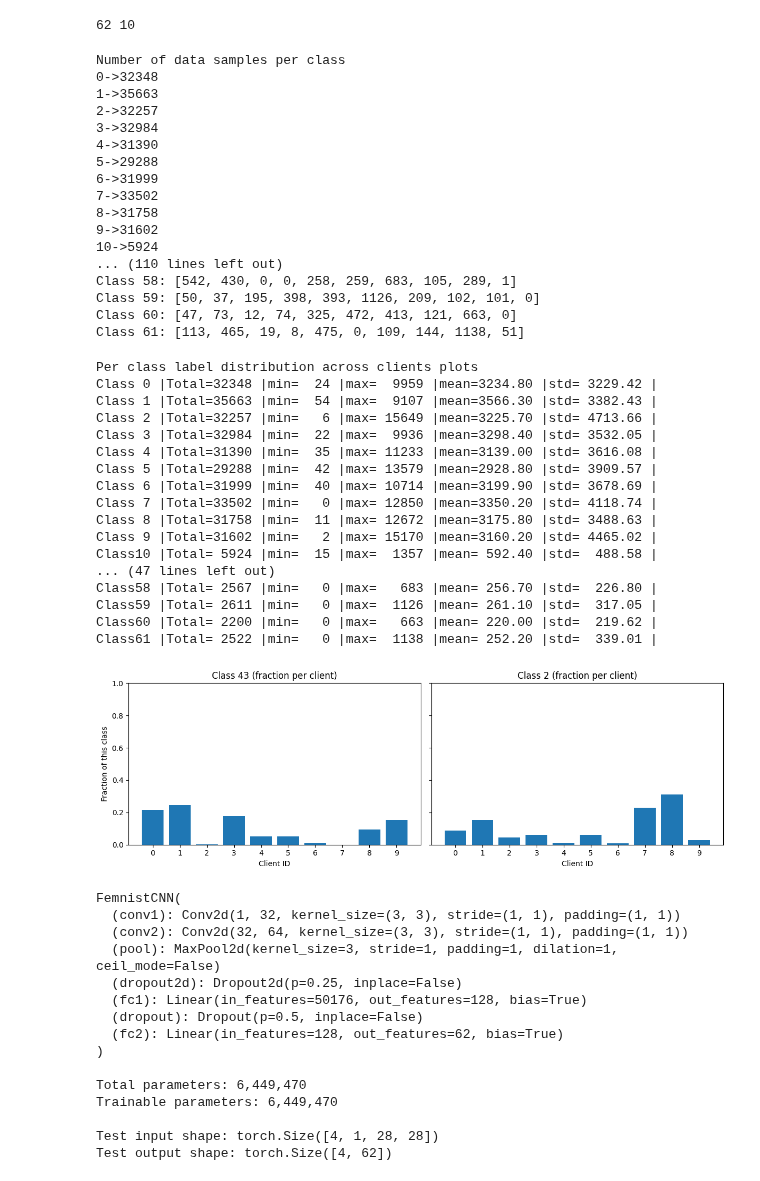
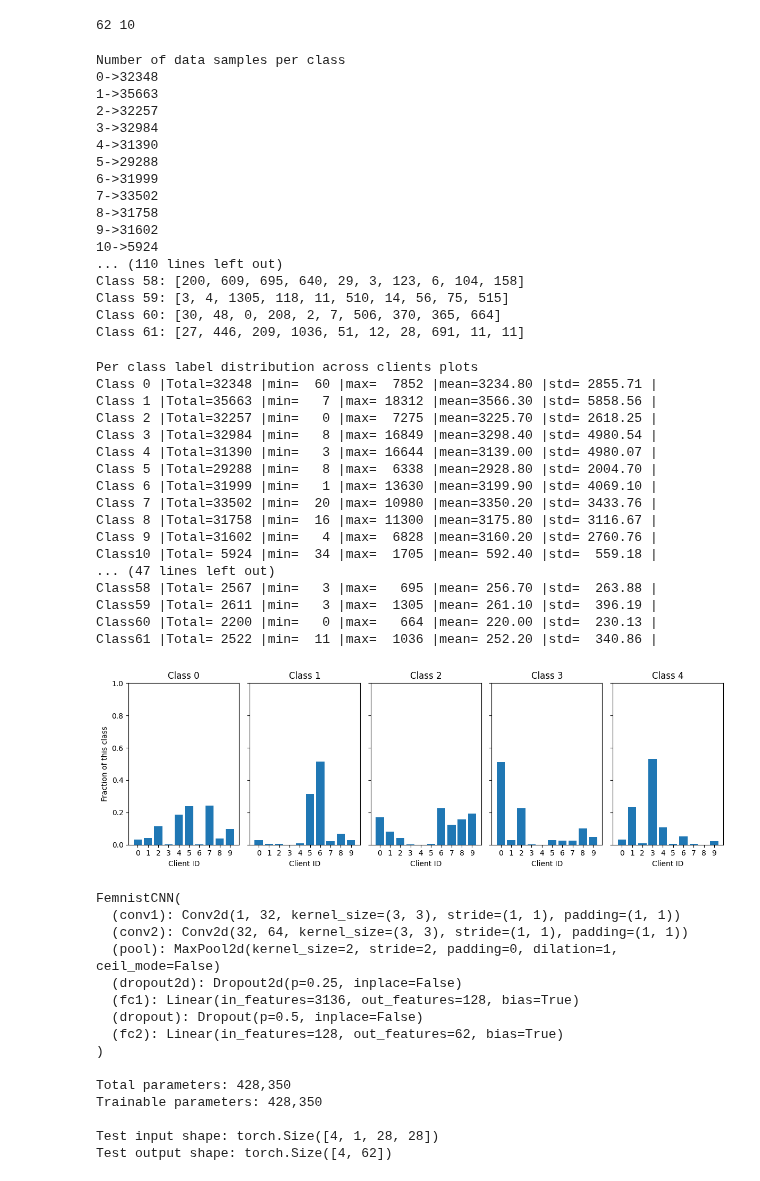
Before and after one commit to vidush11/dfml_project, a Jupyter notebook: dfml-project.ipynb, the cells around one changed output. Saved outputs shown, nothing was run; the diff lists cells and outputs as text; code cells hidden in the pictures.

```diff
--- a/dfml-project.ipynb
+++ b/dfml-project.ipynb
@@ -30,7 +36,7 @@ example = train_ds[0]
 fig,axs=plt.subplots(10,10, tight_layout = True)
 for i in range(10):
     for j in range(10):
-        axs[i,j].imshow(train_ds[i*10+j]["image"], cmap='grey')
+        axs[i,j].imshow(train_ds[i*10+j]["image"], cmap='gray')
         axs[i,j].set_xticks([])
         axs[i,j].set_yticks([])
         axs[i,j].text(0.2, 0.2, train_ds[i*10+j]["character"], horizontalalignment='center', verticalalignment='center', transform=axs[i,j].transAxes)
@@ -116,10 +121,10 @@ Number of data samples per class
 9->31602
 10->5924
 ... (110 lines left out)
-Class 58: [542, 430, 0, 0, 258, 259, 683, 105, 289, 1]
-Class 59: [50, 37, 195, 398, 393, 1126, 209, 102, 101, 0]
-Class 60: [47, 73, 12, 74, 325, 472, 413, 121, 663, 0]
-Class 61: [113, 465, 19, 8, 475, 0, 109, 144, 1138, 51]
+Class 58: [200, 609, 695, 640, 29, 3, 123, 6, 104, 158]
+Class 59: [3, 4, 1305, 118, 11, 510, 14, 56, 75, 515]
+Class 60: [30, 48, 0, 208, 2, 7, 506, 370, 365, 664]
+Class 61: [27, 446, 209, 1036, 51, 12, 28, 691, 11, 11]
 # %%
 print("Per class label distribution across clients plots")
 
@@ -138,50 +143,46 @@ for c in range(num_classes):
     )
 # %% [output]
 Per class label distribution across clients plots
-Class 0 |Total=32348 |min=  24 |max=  9959 |mean=3234.80 |std= 3229.42 |
-Class 1 |Total=35663 |min=  54 |max=  9107 |mean=3566.30 |std= 3382.43 |
-Class 2 |Total=32257 |min=   6 |max= 15649 |mean=3225.70 |std= 4713.66 |
-Class 3 |Total=32984 |min=  22 |max=  9936 |mean=3298.40 |std= 3532.05 |
-Class 4 |Total=31390 |min=  35 |max= 11233 |mean=3139.00 |std= 3616.08 |
-Class 5 |Total=29288 |min=  42 |max= 13579 |mean=2928.80 |std= 3909.57 |
-Class 6 |Total=31999 |min=  40 |max= 10714 |mean=3199.90 |std= 3678.69 |
-Class 7 |Total=33502 |min=   0 |max= 12850 |mean=3350.20 |std= 4118.74 |
-Class 8 |Total=31758 |min=  11 |max= 12672 |mean=3175.80 |std= 3488.63 |
-Class 9 |Total=31602 |min=   2 |max= 15170 |mean=3160.20 |std= 4465.02 |
-Class10 |Total= 5924 |min=  15 |max=  1357 |mean= 592.40 |std=  488.58 |
+Class 0 |Total=32348 |min=  60 |max=  7852 |mean=3234.80 |std= 2855.71 |
+Class 1 |Total=35663 |min=   7 |max= 18312 |mean=3566.30 |std= 5858.56 |
+Class 2 |Total=32257 |min=   0 |max=  7275 |mean=3225.70 |std= 2618.25 |
+Class 3 |Total=32984 |min=   8 |max= 16849 |mean=3298.40 |std= 4980.54 |
+Class 4 |Total=31390 |min=   3 |max= 16644 |mean=3139.00 |std= 4980.07 |
+Class 5 |Total=29288 |min=   8 |max=  6338 |mean=2928.80 |std= 2004.70 |
+Class 6 |Total=31999 |min=   1 |max= 13630 |mean=3199.90 |std= 4069.10 |
+Class 7 |Total=33502 |min=  20 |max= 10980 |mean=3350.20 |std= 3433.76 |
+Class 8 |Total=31758 |min=  16 |max= 11300 |mean=3175.80 |std= 3116.67 |
+Class 9 |Total=31602 |min=   4 |max=  6828 |mean=3160.20 |std= 2760.76 |
+Class10 |Total= 5924 |min=  34 |max=  1705 |mean= 592.40 |std=  559.18 |
 ... (47 lines left out)
-Class58 |Total= 2567 |min=   0 |max=   683 |mean= 256.70 |std=  226.80 |
-Class59 |Total= 2611 |min=   0 |max=  1126 |mean= 261.10 |std=  317.05 |
-Class60 |Total= 2200 |min=   0 |max=   663 |mean= 220.00 |std=  219.62 |
-Class61 |Total= 2522 |min=   0 |max=  1138 |mean= 252.20 |std=  339.01 |
+Class58 |Total= 2567 |min=   3 |max=   695 |mean= 256.70 |std=  263.88 |
+Class59 |Total= 2611 |min=   3 |max=  1305 |mean= 261.10 |std=  396.19 |
+Class60 |Total= 2200 |min=   0 |max=   664 |mean= 220.00 |std=  230.13 |
+Class61 |Total= 2522 |min=  11 |max=  1036 |mean= 252.20 |std=  340.86 |
 # %%
-available_classes = sorted(client_data.keys())
-n_plot = min(2, len(available_classes))
-classes_to_plot = random.sample(available_classes, n_plot)
+counts_list = []
+classes_to_plot=list(range(5))
+for c in range(5):
+    per_client_data = client_data[c]
+    counts_list.append(np.array([len(client) for client in per_client_data]))
 
-counts_list = []
-for c in classes_to_plot:
-    chunks = client_data[c]
-    counts = np.array([len(chunk) for chunk in chunks], dtype=int)
-    counts_list.append(counts)
-
-fig, axes = plt.subplots(1, n_plot, figsize=(6 * n_plot, 4), sharey=True)
+fig, axes = plt.subplots(1, 5, figsize=(6 * n_plot, 4), sharey=True)
 if n_plot == 1:
     axes = [axes]
 
 for ax, c, counts in zip(axes, classes_to_plot, counts_list):
-    frac = counts / counts.sum()          # normalize to [0,1]
+    frac = counts / sum(counts)
     ax.bar(np.arange(len(frac)), frac)
-    ax.set_title(f"Class {c} (fraction per client)")
+    ax.set_title(f"Class {c}")
     ax.set_xlabel("Client ID")
     ax.set_xticks(np.arange(len(frac)))
     ax.set_ylim(0, 1.0)                   # same y-axis for all
 
 axes[0].set_ylabel("Fraction of this class")
 plt.tight_layout()
 plt.show()
 # %% [output]
-[figure, old version]
+[figure, new version]
 # %%
 class FemnistCNN(nn.Module):
     def __init__(self, num_classes: int):
@@ -189,11 +190,11 @@ class FemnistCNN(nn.Module):
         # Input: (N, 1, 28, 28)
         self.conv1 = nn.Conv2d(in_channels=1, out_channels=32, kernel_size=3, padding=1)
         self.conv2 = nn.Conv2d(in_channels=32, out_channels=64, kernel_size=3, padding=1)
-        self.pool  = nn.MaxPool2d(3, 1, padding=1)  # halves H and W
+        self.pool  = nn.MaxPool2d(2, stride=2)  # halves H and W
         self.dropout2d = nn.Dropout2d(p=0.25)
 
         # After two pools: 28 -> 14 -> 7, channels = 64
-        self.fc1 = nn.Linear(64 * 28 * 28, 128)
+        self.fc1 = nn.Linear(64 * 7 * 7, 128)
         self.dropout = nn.Dropout(p=0.5)
         self.fc2 = nn.Linear(128, num_classes)
 
@@ -242,15 +243,15 @@ assert(test_output.shape==(4,num_classes))
 FemnistCNN(
   (conv1): Conv2d(1, 32, kernel_size=(3, 3), stride=(1, 1), padding=(1, 1))
   (conv2): Conv2d(32, 64, kernel_size=(3, 3), stride=(1, 1), padding=(1, 1))
-  (pool): MaxPool2d(kernel_size=3, stride=1, padding=1, dilation=1, ceil_mode=False)
+  (pool): MaxPool2d(kernel_size=2, stride=2, padding=0, dilation=1, ceil_mode=False)
   (dropout2d): Dropout2d(p=0.25, inplace=False)
-  (fc1): Linear(in_features=50176, out_features=128, bias=True)
+  (fc1): Linear(in_features=3136, out_features=128, bias=True)
   (dropout): Dropout(p=0.5, inplace=False)
   (fc2): Linear(in_features=128, out_features=62, bias=True)
 )
 
-Total parameters: 6,449,470
-Trainable parameters: 6,449,470
+Total parameters: 428,350
+Trainable parameters: 428,350
 
 Test input shape: torch.Size([4, 1, 28, 28])
 Test output shape: torch.Size([4, 62])
```
Also changed, not shown: parts of 10 cells of this notebook.
